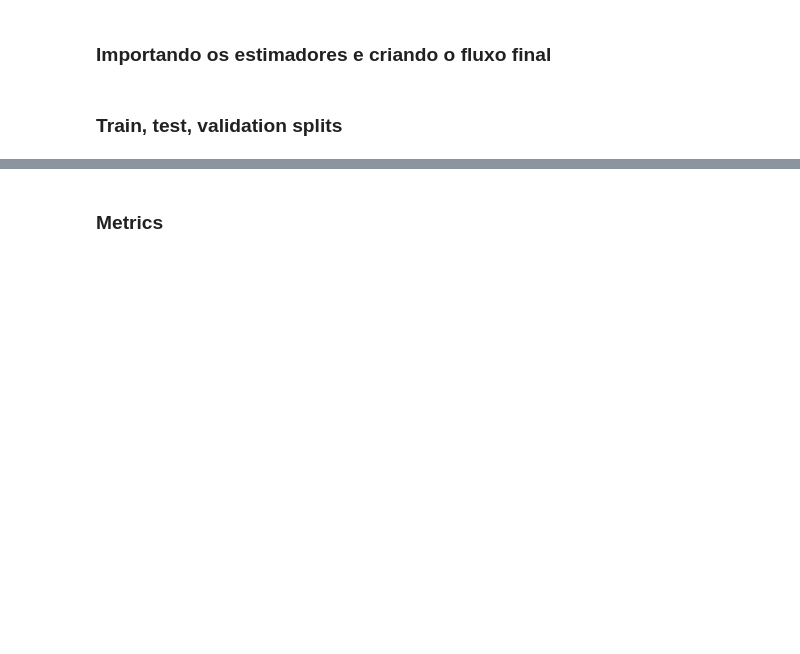
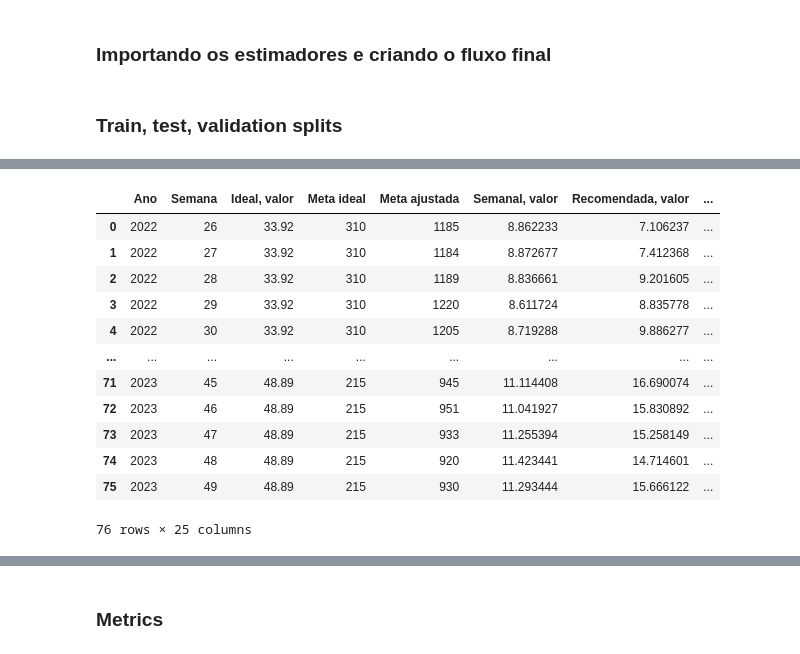
Before and after one commit to gabbmelo/bonus_bandejas, a Jupyter notebook: bandeja_bonus.ipynb, the cells around one changed output, grey strips where cells are left out. Saved outputs shown, nothing was run; the diff lists cells and outputs as text; code cells hidden in the pictures; blank space fills up the shorter version.

```diff
--- a/bandeja_bonus.ipynb
+++ b/bandeja_bonus.ipynb
@@ -472 +497,17 @@ from sklearn.model_selection import KFold
+# %%
+df
+# %% [output]
+|  | Ano | Semana | Ideal, valor | Meta ideal | Meta ajustada | Semanal, valor | Recomendada, valor | ... |
+| 0 | 2022 | 26 | 33.92 | 310 | 1185 | 8.862233 | 7.106237 | ... |
+| 1 | 2022 | 27 | 33.92 | 310 | 1184 | 8.872677 | 7.412368 | ... |
+| 2 | 2022 | 28 | 33.92 | 310 | 1189 | 8.836661 | 9.201605 | ... |
+| 3 | 2022 | 29 | 33.92 | 310 | 1220 | 8.611724 | 8.835778 | ... |
+| 4 | 2022 | 30 | 33.92 | 310 | 1205 | 8.719288 | 9.886277 | ... |
+| ... | ... | ... | ... | ... | ... | ... | ... | ... |
+| 71 | 2023 | 45 | 48.89 | 215 | 945 | 11.114408 | 16.690074 | ... |
+| 72 | 2023 | 46 | 48.89 | 215 | 951 | 11.041927 | 15.830892 | ... |
+| 73 | 2023 | 47 | 48.89 | 215 | 933 | 11.255394 | 15.258149 | ... |
+| 74 | 2023 | 48 | 48.89 | 215 | 920 | 11.423441 | 14.714601 | ... |
+| 75 | 2023 | 49 | 48.89 | 215 | 930 | 11.293444 | 15.666122 | ... |
+76 rows × 25 columns
 # %%
```
Also changed, not shown: parts of 39 cells of this notebook, 3 other files.
